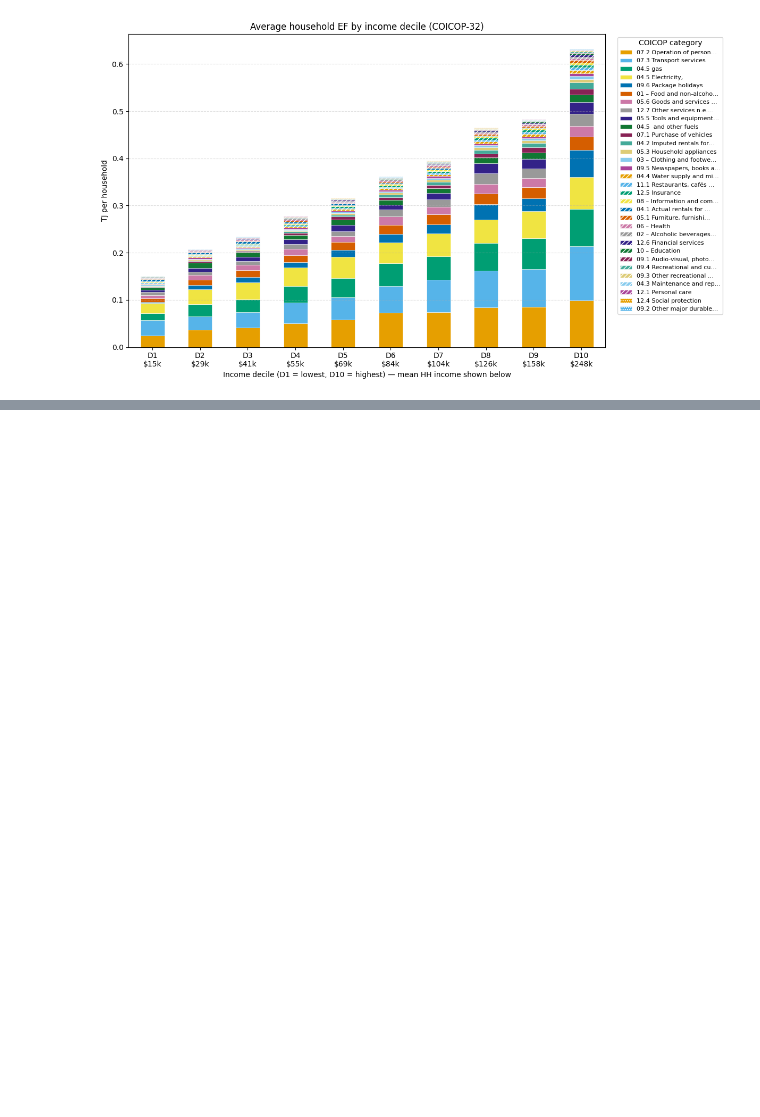
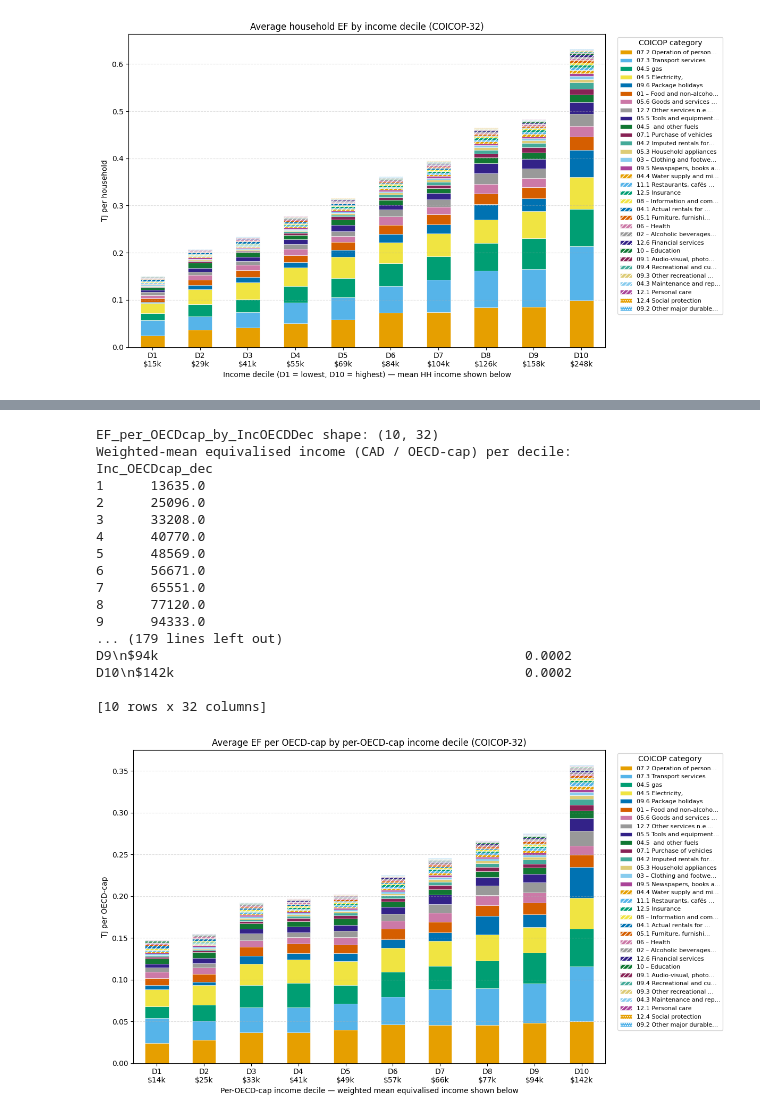
Before and after one commit to baltrusz/Canada_HH_EF, a Jupyter notebook: Household_EF.ipynb, the cells around one changed output, grey strips where cells are left out. Saved outputs shown, nothing was run; the diff lists cells and outputs as text; code cells hidden in the pictures; blank space fills up the shorter version.

Commit message:
statistical analysis of the household expenditure data, including the creation of a new notebook and associated files for the analysis.

```diff
--- a/Household_EF.ipynb
+++ b/Household_EF.ipynb
@@ -1001,0 +1081,68 @@ D10\n$248k                                             0.0004
+# %%
+_total_df = globals()[f"Total_EF_HHgrouped_TJ_{coicop_to_coicop_matching}COICOP"]
+_meta_o = Unit_hh_cap[["CaseID", "Inc_OECDcap_dec", "OECD_cap"]]
+_merged = _total_df.merge(_meta_o, on="CaseID", how="inner")
+_cat_cols = [c for c in _total_df.columns if c != "CaseID"]
+
+_grp = _merged.groupby("Inc_OECDcap_dec")
+EF_per_OECDcap_by_IncOECDDec = _grp[_cat_cols].sum().div(_grp["OECD_cap"].sum(), axis=0)
+
+# Sort COICOP columns by total contribution; keep deciles in numeric order.
+_col_order = EF_per_OECDcap_by_IncOECDDec.sum(axis=0).sort_values(ascending=False).index
+EF_per_OECDcap_by_IncOECDDec = EF_per_OECDcap_by_IncOECDDec[_col_order].sort_index()
+
+# Weighted-mean equivalised income (CAD / OECD-cap) per decile:
+#   mean_eq_inc[dec] = sum_h((HH_TotInc/OECD_scale) * OECD_cap) / sum_h(OECD_cap)
+_eq_inc_meta = pd.DataFrame({
+    "CaseID":   SHS_2019_raw["CaseID"].values,
+    "EqIncome": SHS_2019_raw["HH_TotInc"].values / _oecd_scale,
+}).merge(Unit_hh_cap[["CaseID", "Inc_OECDcap_dec", "OECD_cap"]], on="CaseID", how="inner")
+
+mean_eq_inc_per_dec = (
+    (_eq_inc_meta["EqIncome"] * _eq_inc_meta["OECD_cap"])
+    .groupby(_eq_inc_meta["Inc_OECDcap_dec"]).sum()
+    .div(_eq_inc_meta.groupby("Inc_OECDcap_dec")["OECD_cap"].sum())
+).sort_index()
+
+EF_per_OECDcap_by_IncOECDDec.index = [
+    f"D{int(d)}\n${mean_eq_inc_per_dec.loc[d] / 1000:.0f}k"
+    for d in EF_per_OECDcap_by_IncOECDDec.index
+]
+
+print(f"EF_per_OECDcap_by_IncOECDDec shape: {EF_per_OECDcap_by_IncOECDDec.shape}")
+print("Weighted-mean equivalised income (CAD / OECD-cap) per decile:")
+print(mean_eq_inc_per_dec.round(0))
+print(EF_per_OECDcap_by_IncOECDDec.round(4))
+
+fig, ax = plt.subplots(figsize=(12, 7))
+EF_per_OECDcap_by_IncOECDDec.rename(columns=_short).plot.bar(
+    ax=ax, stacked=True, color=_COLORBLIND_PALETTE, edgecolor="white", linewidth=0.4
+)
+ax.set_title(f"Average EF per OECD-cap by per-OECD-cap income decile (COICOP-{coicop_to_coicop_matching})")
+ax.set_ylabel("TJ per OECD-cap")
+ax.set_xlabel("Per-OECD-cap income decile — weighted mean equivalised income shown below")
+ax.tick_params(axis="x", labelrotation=0)
+ax.grid(axis="y", linestyle="--", alpha=0.4)
+ax.legend(title="COICOP category", bbox_to_anchor=(1.02, 1), loc="upper left", fontsize=8)
+_add_hatching(ax)
+plt.tight_layout()
+plt.show()
+# %% [output]
+EF_per_OECDcap_by_IncOECDDec shape: (10, 32)
+Weighted-mean equivalised income (CAD / OECD-cap) per decile:
+Inc_OECDcap_dec
+1      13635.0
+2      25096.0
+3      33208.0
+4      40770.0
+5      48569.0
+6      56671.0
+7      65551.0
+8      77120.0
+9      94333.0
+... (179 lines left out)
+D9\n$94k                                               0.0002
+D10\n$142k                                             0.0002
+
+[10 rows x 32 columns]
+[figure, added]
```
Also changed, not shown: parts of 13 cells of this notebook, 5 other files.
